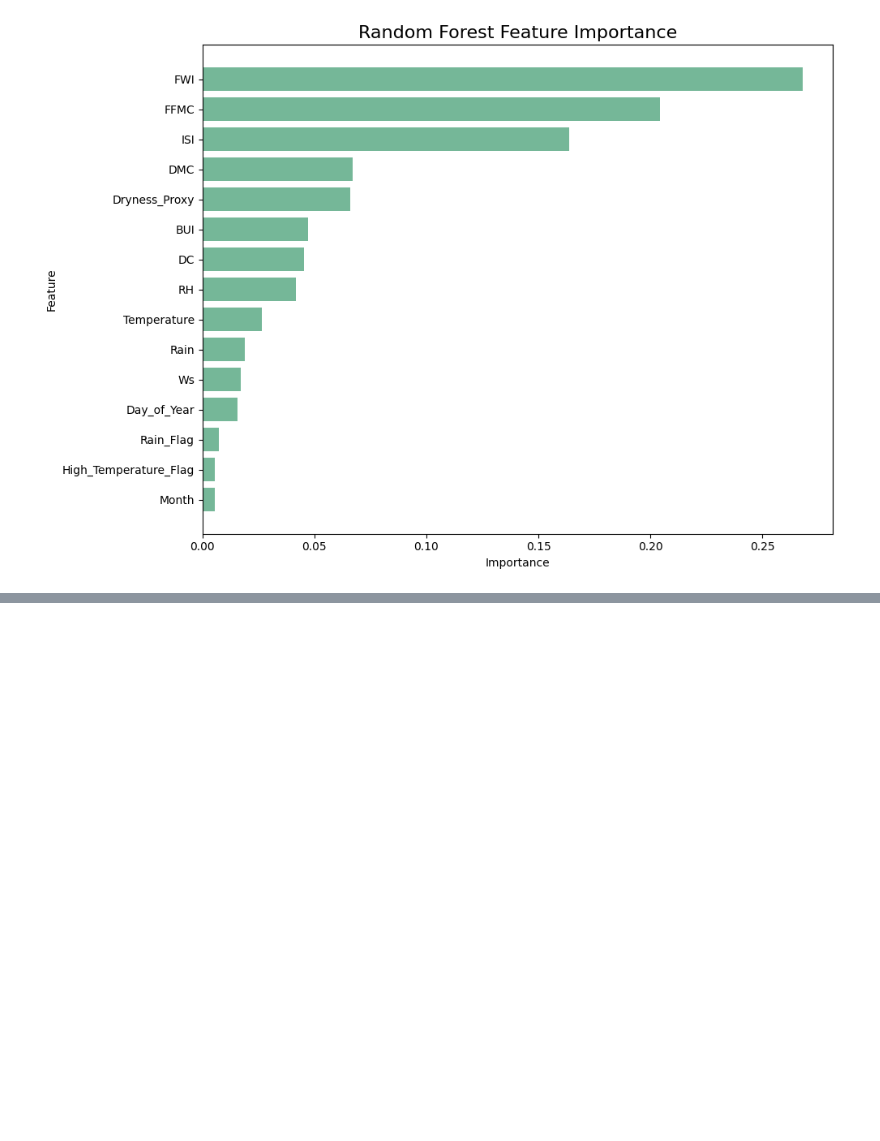
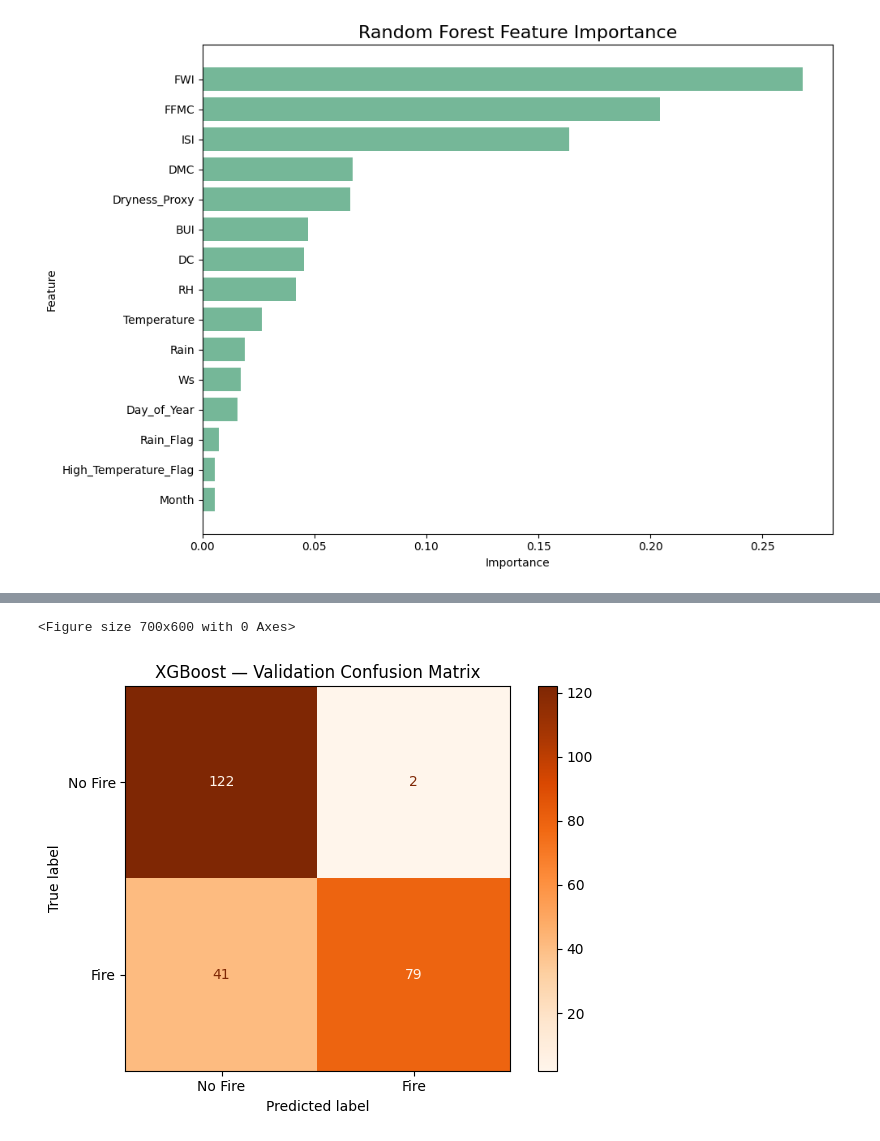
Before and after one commit to an2sh4a/ML-Lab-2547262, a Jupyter notebook: cia-3/2547262 ForestFire.ipynb, the cells around one changed output, grey strips where cells are left out. Cells and saved outputs as stored; diff of their text form; code cells hidden in the pictures; blank space fills up the shorter version.

```diff
--- a/cia-3/2547262 ForestFire.ipynb
+++ b/cia-3/2547262 ForestFire.ipynb
@@ -2445,0 +2644,17 @@ plt.show()
+# %%
+# ============================================================
+# CELL 71: EVALUATE XGBOOST ON VALIDATION SET
+# ============================================================
+# The best XGBoost model selected during cross-validation is
+# evaluated on the separate validation set.
+#
+# The test set remains untouched.
+# ============================================================
+
+best_xgb = xgb_search.best_estimator_
+
+y_val_pred_xgb = best_xgb.predict(X_val)
+
+y_val_proba_xgb = best_xgb.predict_proba(X_val)[:, 1]
+
+print("XGBoost validation predictions generated successfully.")
@@ -2445,0 +2738,40 @@ plt.show()
+# %%
+# ============================================================
+# CELL 74: XGBOOST CONFUSION MATRIX
+# ============================================================
+# Shows:
+# - True Negatives
+# - False Positives
+# - False Negatives
+# - True Positives
+#
+# False negatives represent Fire observations incorrectly
+# classified as No Fire.
+# ============================================================
+
+cm_xgb = confusion_matrix(
+    y_val,
+    y_val_pred_xgb
+)
+
+plt.figure(figsize=(7, 6))
+
+disp = ConfusionMatrixDisplay(
+    confusion_matrix=cm_xgb,
+    display_labels=["No Fire", "Fire"]
+)
+
+disp.plot(
+    cmap="Oranges",
+    values_format="d"
+)
+
+plt.title(
+    "XGBoost — Validation Confusion Matrix"
+)
+
+plt.tight_layout()
+plt.show()
+# %% [output]
+<Figure size 700x600 with 0 Axes>
+[figure, added]
```
Also changed, not shown: parts of 36 cells of this notebook.
